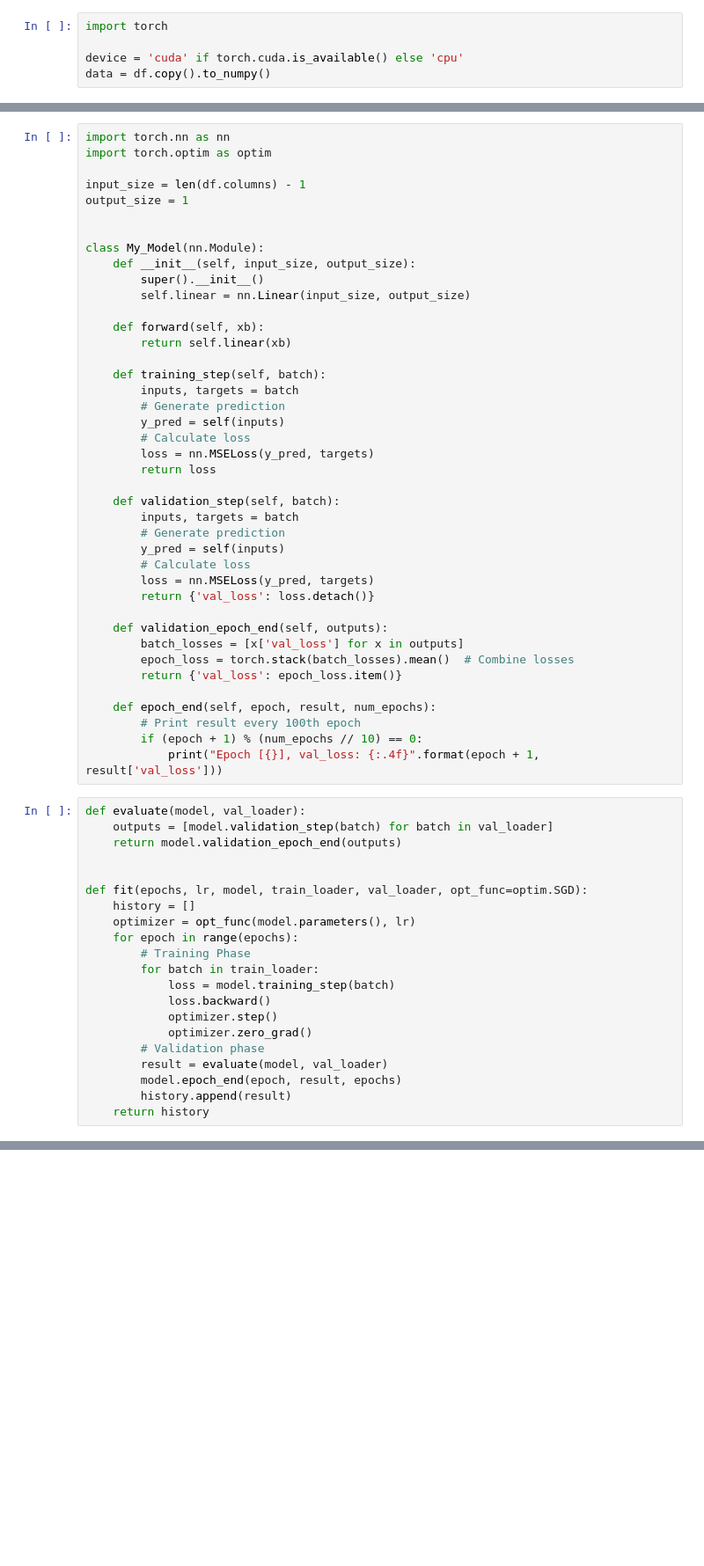
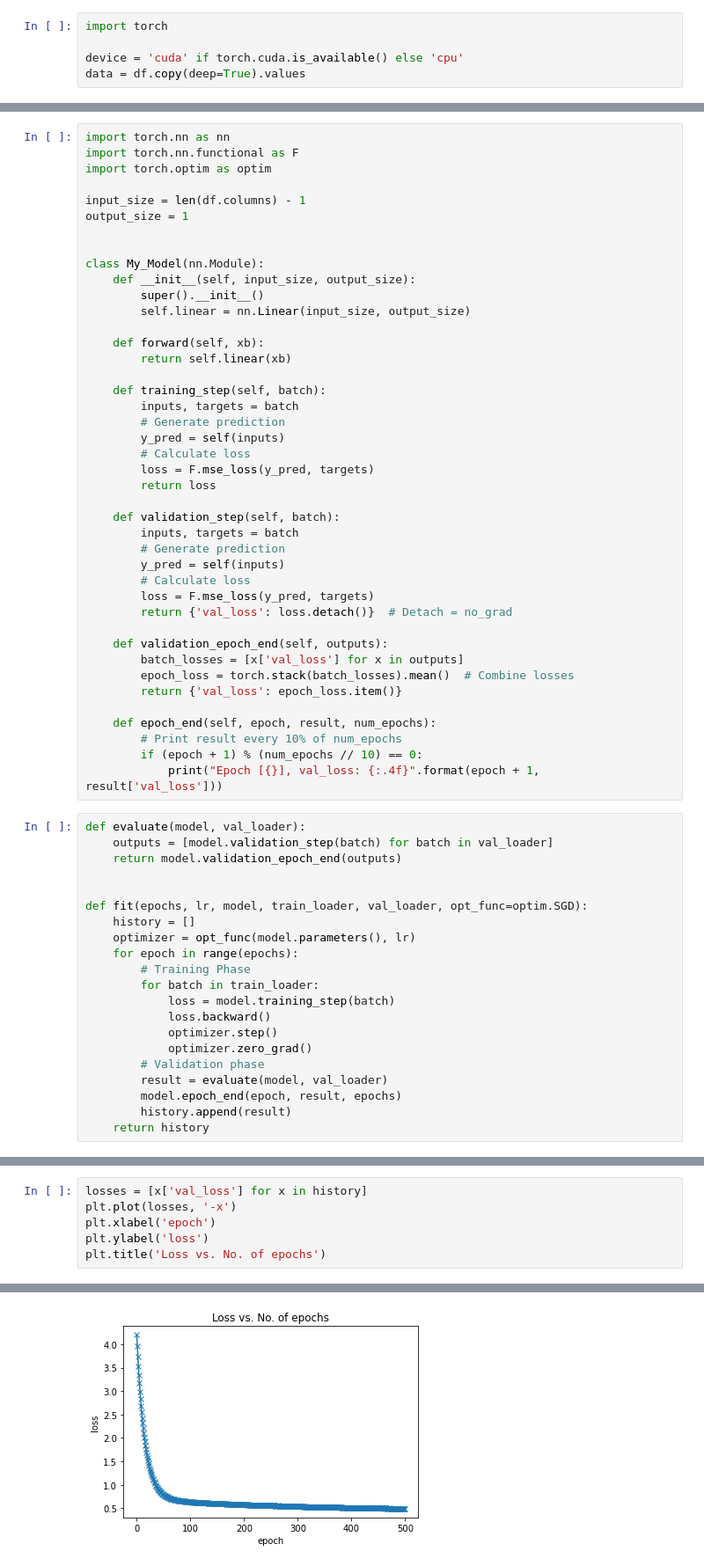
Before and after one commit to tedtdang/Practice-Data-Science, a Jupyter notebook: Wine quality/Try with Pytorch.ipynb, the cells around one changed output, grey strips where cells are left out. Shown at 88% size. Drawn from its saved outputs; the diff is of its cells as text; blank space fills up the shorter version.

```diff
--- a/Wine quality/Try with Pytorch.ipynb
+++ b/Wine quality/Try with Pytorch.ipynb
@@ -24,7 +22,7 @@ df.head()
 import torch
 
 device = 'cuda' if torch.cuda.is_available() else 'cpu'
-data = df.copy().to_numpy()
+data = df.copy(deep=True).values
 # %%
 inputs = torch.from_numpy(data[:, :-1]).type(torch.float)
 targets = torch.from_numpy(data[:, -1]).type(torch.float)
@@ -48,6 +46,7 @@ train_loader = DataLoader(train_ds, batch_size, shuffle=True)
 val_loader = DataLoader(val_ds, batch_size)
 # %%
 import torch.nn as nn
+import torch.nn.functional as F
 import torch.optim as optim
 
 input_size = len(df.columns) - 1
@@ -67,7 +66,7 @@ class My_Model(nn.Module):
         # Generate prediction
         y_pred = self(inputs)
         # Calculate loss
-        loss = nn.MSELoss(y_pred, targets)
+        loss = F.mse_loss(y_pred, targets)
         return loss
 
     def validation_step(self, batch):
@@ -75,8 +74,8 @@ class My_Model(nn.Module):
         # Generate prediction
         y_pred = self(inputs)
         # Calculate loss
-        loss = nn.MSELoss(y_pred, targets)
-        return {'val_loss': loss.detach()}
+        loss = F.mse_loss(y_pred, targets)
+        return {'val_loss': loss.detach()}  # Detach = no_grad
 
     def validation_epoch_end(self, outputs):
         batch_losses = [x['val_loss'] for x in outputs]
@@ -84,7 +83,7 @@ class My_Model(nn.Module):
         return {'val_loss': epoch_loss.item()}
 
     def epoch_end(self, epoch, result, num_epochs):
-        # Print result every 100th epoch
+        # Print result every 10% of num_epochs
         if (epoch + 1) % (num_epochs // 10) == 0:
             print("Epoch [{}], val_loss: {:.4f}".format(epoch + 1, result['val_loss']))
 # %%
@@ -117,0 +126,7 @@ RuntimeError: Boolean value of Tensor with more than one value is ambiguous
+# %%
+losses = [x['val_loss'] for x in history]
+plt.plot(losses, '-x')
+plt.xlabel('epoch')
+plt.ylabel('loss')
+plt.title('Loss vs. No. of epochs')
+# %% [output]
@@ -117,0 +134 @@ RuntimeError: Boolean value of Tensor with more than one value is ambiguous
+[figure, added]
```
Also changed, not shown: parts of 5 cells of this notebook.
